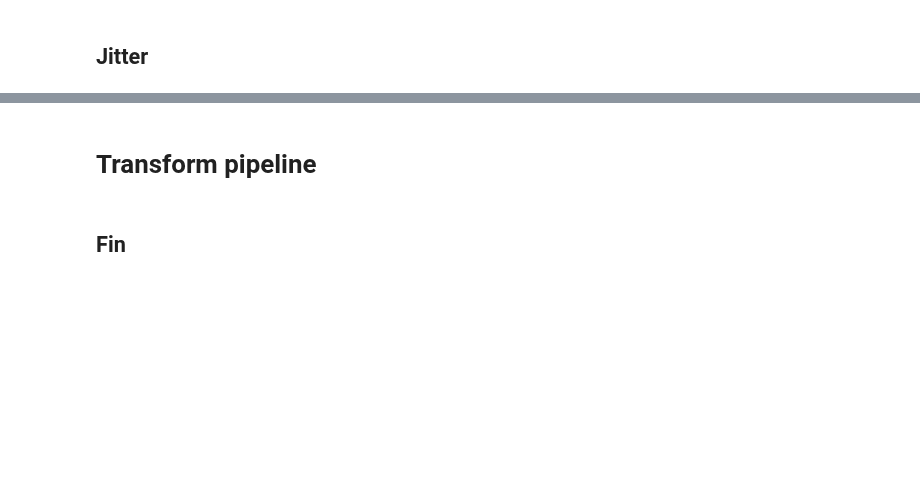
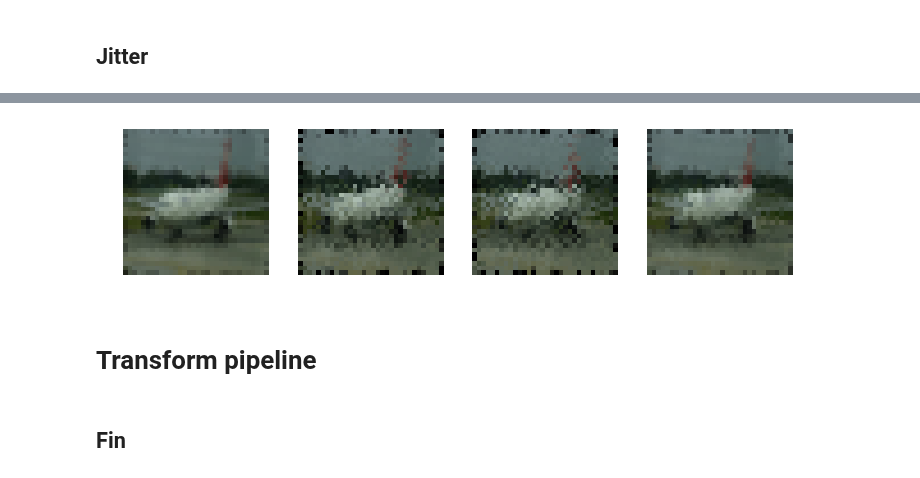
Before and after one commit to fastai/fastai_old, a Jupyter notebook: dev_nb/002_images.ipynb, the cells around one changed output, grey strips where cells are left out. Cells and saved outputs as stored; diff of their text form; code cells hidden in the pictures; blank space fills up the shorter version.

```diff
--- a/dev_nb/002_images.ipynb
+++ b/dev_nb/002_images.ipynb
@@ -435,3 +463,10 @@ show_image(do_affine(x(), funcs=partial(jitter, magnitude=0.05)))
+# %%
+tfm = jitter_tfm(magnitude=(0,0.1))
+
+_,axes = plt.subplots(1,4, figsize=(12,3))
+for ax in axes: show_image(do_affine(x(), funcs=tfm), ax)
+# %% [output]
+[figure, added]
 # %% [markdown]
 # Transform pipeline
 # %% [markdown]
```
Also changed, not shown: parts of 10 cells of this notebook.
